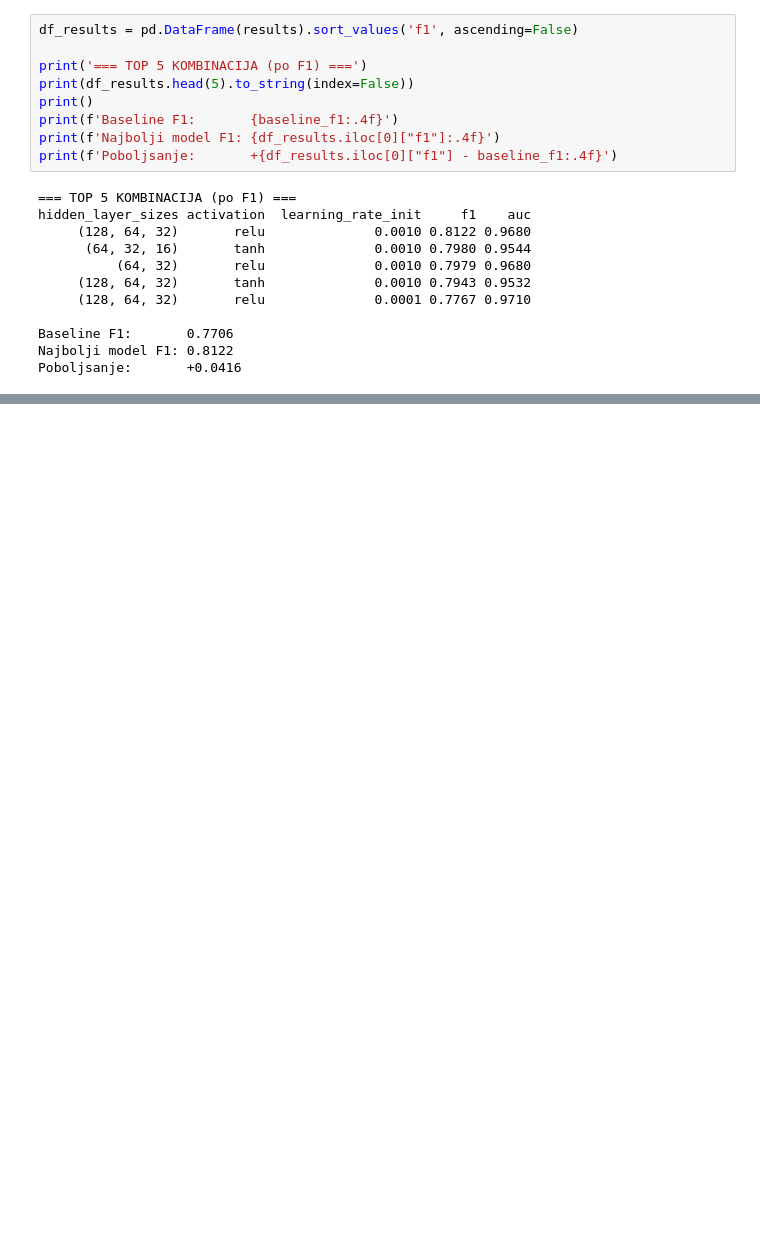
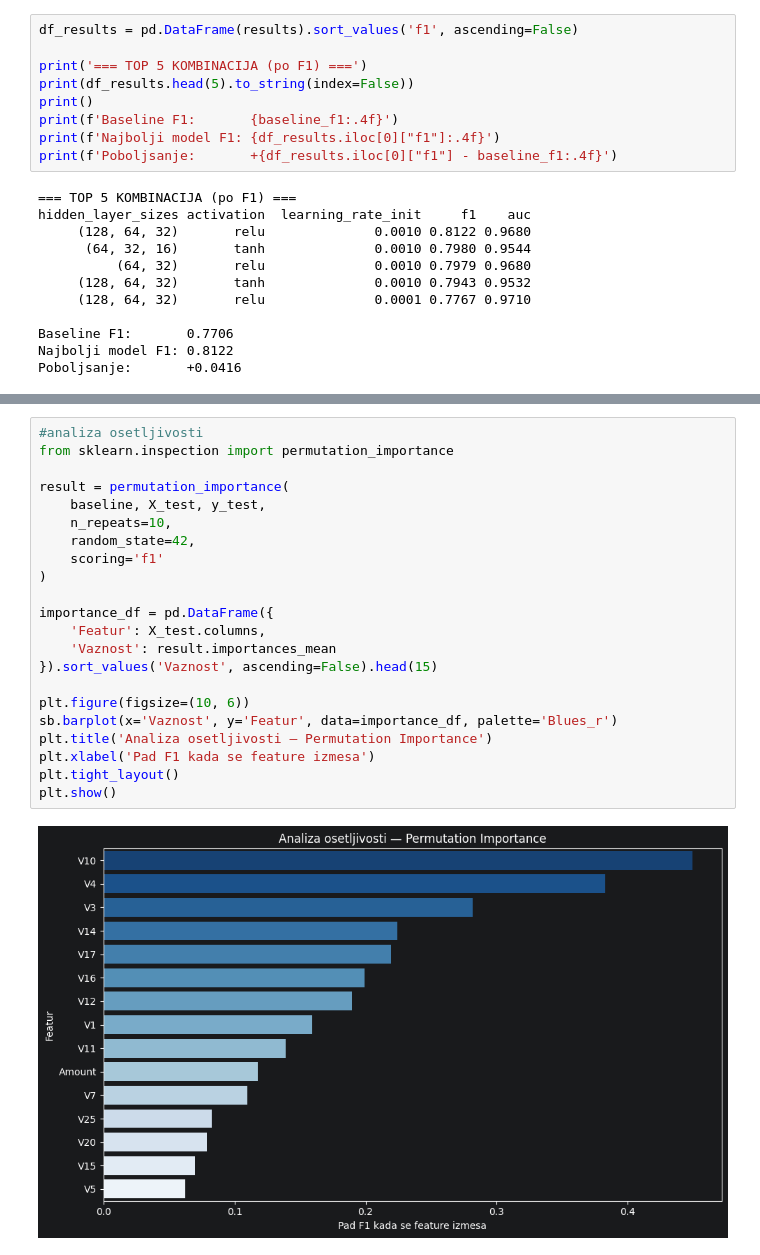
Before and after one commit to valentinastankovic/credit-card-fraud-detection, a Jupyter notebook: notebooks/04_optimizacija.ipynb, the cells around one changed output, grey strips where cells are left out. Cells and saved outputs as stored; diff of their text form; blank space fills up the shorter version.

```diff
--- a/notebooks/04_optimizacija.ipynb
+++ b/notebooks/04_optimizacija.ipynb
@@ -227,0 +272,24 @@ Optimizovani (128,64,32)       relu          0.001               0.81
+# %%
+#analiza osetljivosti
+from sklearn.inspection import permutation_importance
+
+result = permutation_importance(
+    baseline, X_test, y_test,
+    n_repeats=10,
+    random_state=42,
+    scoring='f1'
+)
+
+importance_df = pd.DataFrame({
+    'Featur': X_test.columns,
+    'Vaznost': result.importances_mean
+}).sort_values('Vaznost', ascending=False).head(15)
+
+plt.figure(figsize=(10, 6))
+sb.barplot(x='Vaznost', y='Featur', data=importance_df, palette='Blues_r')
+plt.title('Analiza osetljivosti — Permutation Importance')
+plt.xlabel('Pad F1 kada se feature izmesa')
+plt.tight_layout()
+plt.show()
+# %% [output]
+[figure, added]
```
Also changed, not shown: parts of 8 cells of this notebook, 4 other files.
